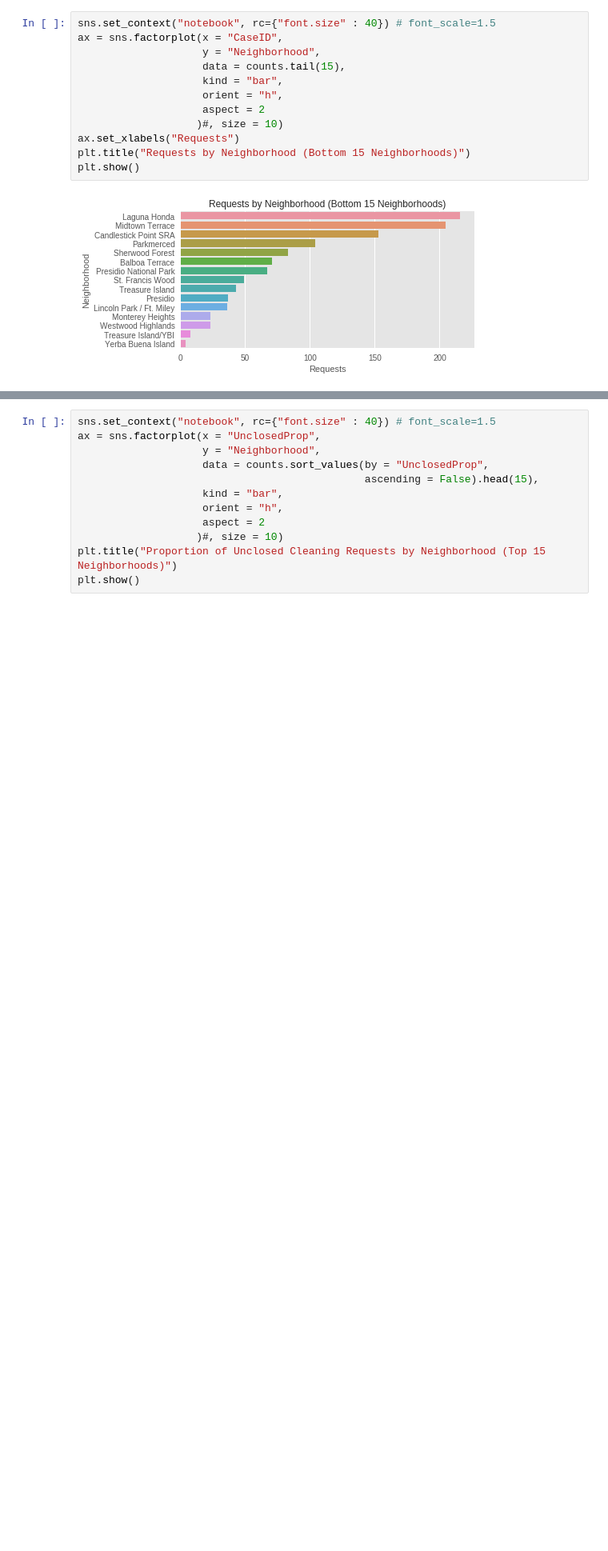
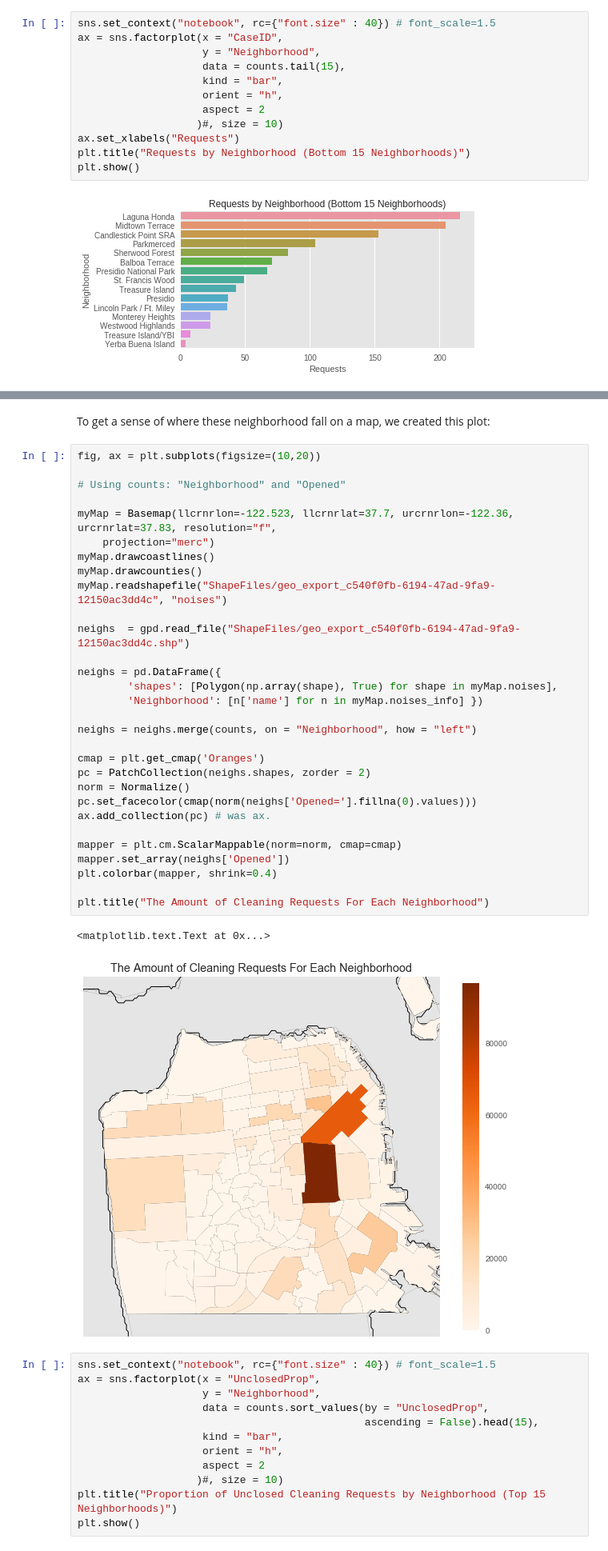
Before and after one commit to tjgordon/141B-Project, a Jupyter notebook: SF Street Cleaning Project.ipynb, the cells around one changed output, grey strips where cells are left out. Shown at 80% size. Saved outputs shown, nothing was run; the diff lists cells and outputs as text; blank space fills up the shorter version.

Commit message:
Geographic Plots Shading each neighborhood

```diff
--- a/SF Street Cleaning Project.ipynb
+++ b/SF Street Cleaning Project.ipynb
@@ -197,3 +200,38 @@ counts.head()
+# %% [markdown]
+To get a sense of where these neighborhood fall on a map, we created this plot:
+# %%
+fig, ax = plt.subplots(figsize=(10,20))
+
+# Using counts: "Neighborhood" and "Opened"
+
+myMap = Basemap(llcrnrlon=-122.523, llcrnrlat=37.7, urcrnrlon=-122.36, urcrnrlat=37.83, resolution="f",
+    projection="merc")
+myMap.drawcoastlines()
+myMap.drawcounties()
+myMap.readshapefile("ShapeFiles/geo_export_c540f0fb-6194-47ad-9fa9-12150ac3dd4c", "noises")
+
+neighs  = gpd.read_file("ShapeFiles/geo_export_c540f0fb-6194-47ad-9fa9-12150ac3dd4c.shp")
+
+neighs = pd.DataFrame({
+        'shapes': [Polygon(np.array(shape), True) for shape in myMap.noises],
+        'Neighborhood': [n['name'] for n in myMap.noises_info] })
+
+neighs = neighs.merge(counts, on = "Neighborhood", how = "left")
+
+cmap = plt.get_cmap('Oranges')
+pc = PatchCollection(neighs.shapes, zorder = 2)
+norm = Normalize()
+pc.set_facecolor(cmap(norm(neighs['Opened='].fillna(0).values)))
+ax.add_collection(pc) # was ax.
+
+mapper = plt.cm.ScalarMappable(norm=norm, cmap=cmap)
+mapper.set_array(neighs['Opened'])
+plt.colorbar(mapper, shrink=0.4)
+
+plt.title("The Amount of Cleaning Requests For Each Neighborhood")
+# %% [output]
+<matplotlib.text.Text at 0x...>
+[figure, added]
 # %%
 sns.set_context("notebook", rc={"font.size" : 40}) # font_scale=1.5
 ax = sns.factorplot(x = "UnclosedProp",
```
Also changed, not shown: parts of 12 cells of this notebook, 4 other files.
